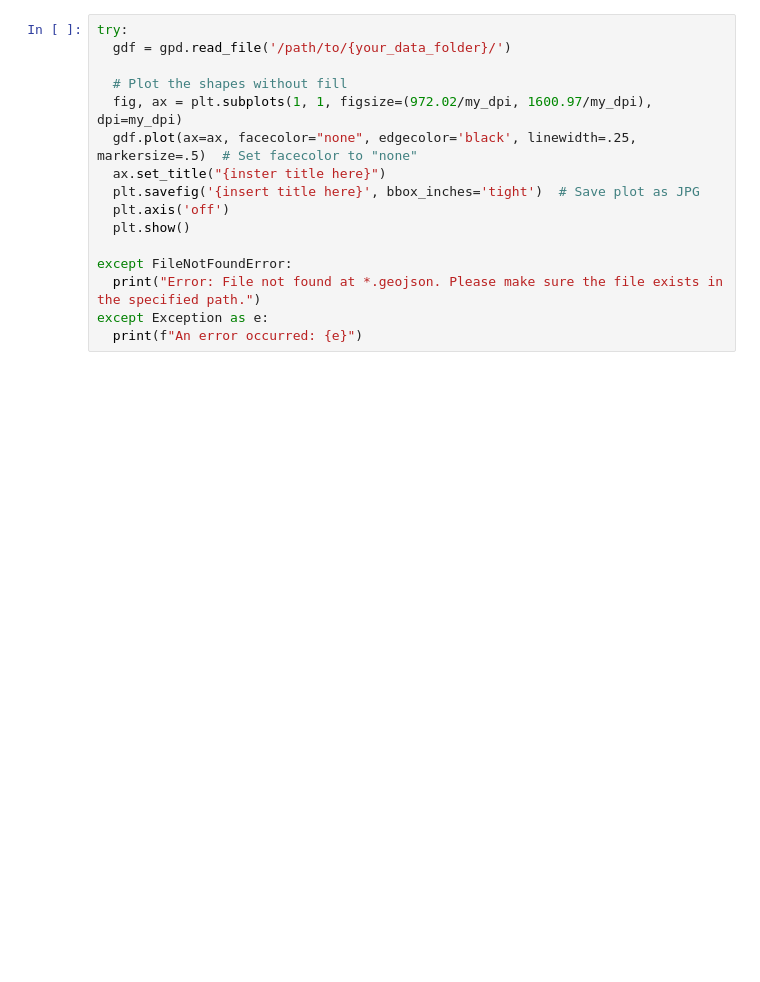
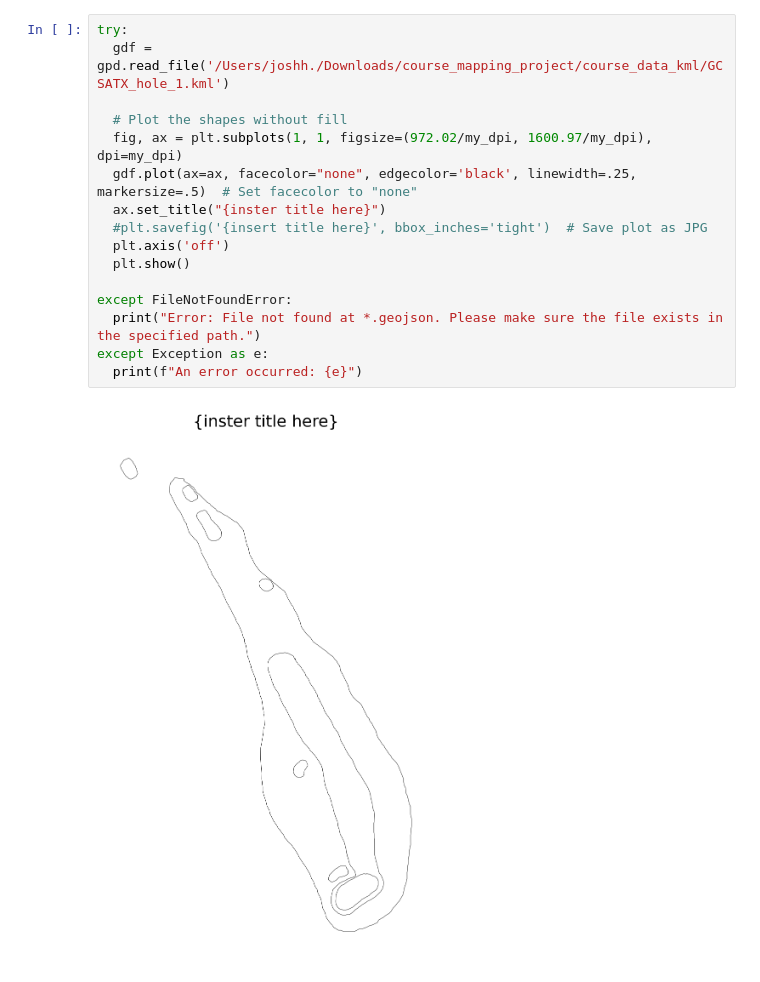
Before and after one commit to j-hgldlabs/Golf-Projects, a Jupyter notebook: Golf_Course_MappingOCT25.ipynb, the cells around one changed output. Drawn from its saved outputs; the diff is of its cells as text; blank space fills up the shorter version.

```diff
--- a/Golf_Course_MappingOCT25.ipynb
+++ b/Golf_Course_MappingOCT25.ipynb
@@ -134,16 +138,18 @@ except Exception as e:
 # %%
 try:
-  gdf = gpd.read_file('/path/to/{your_data_folder}/')
+  gdf = gpd.read_file('/Users/joshh./Downloads/course_mapping_project/course_data_kml/GCSATX_hole_1.kml')
 
   # Plot the shapes without fill
   fig, ax = plt.subplots(1, 1, figsize=(972.02/my_dpi, 1600.97/my_dpi), dpi=my_dpi)
   gdf.plot(ax=ax, facecolor="none", edgecolor='black', linewidth=.25, markersize=.5)  # Set facecolor to "none"
   ax.set_title("{inster title here}")
-  plt.savefig('{insert title here}', bbox_inches='tight')  # Save plot as JPG
+  #plt.savefig('{insert title here}', bbox_inches='tight')  # Save plot as JPG
   plt.axis('off')
   plt.show()
 
 except FileNotFoundError:
   print("Error: File not found at *.geojson. Please make sure the file exists in the specified path.")
 except Exception as e:
   print(f"An error occurred: {e}")
+# %% [output]
+[figure, added]
```
Also changed, not shown: parts of 4 cells of this notebook, 1 other file.
